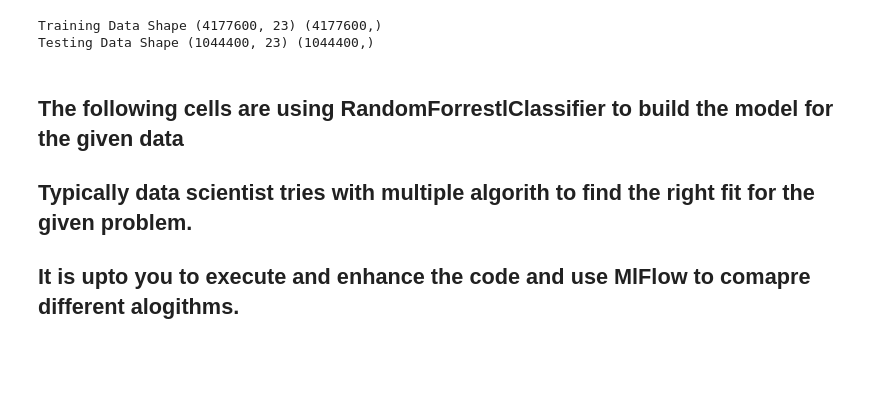
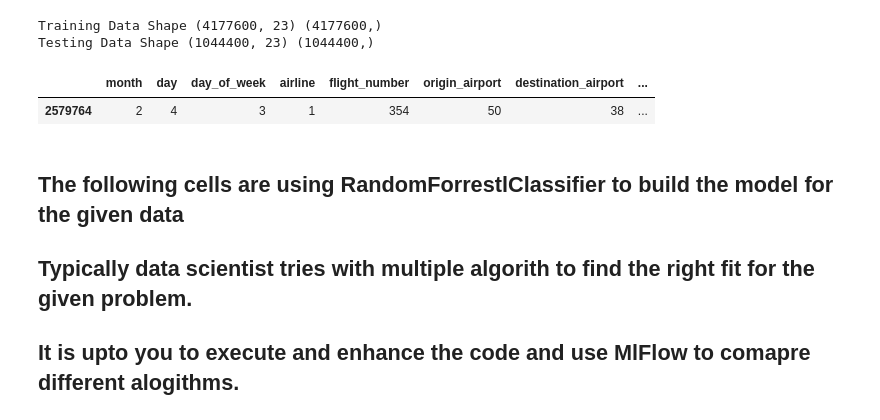
Before and after one commit to PacktPublishing/Machine-Learning-on-Kubernetes, a Jupyter notebook: chapter10/experiments.ipynb, the cells around one changed output. Drawn from its saved outputs; the diff is of its cells as text; code cells hidden in the pictures; blank space fills up the shorter version.

```diff
--- a/chapter10/experiments.ipynb
+++ b/chapter10/experiments.ipynb
@@ -157,6 +163,11 @@ print ('Testing Data Shape',X_test.shape, y_test.shape)
 # %% [output]
 Training Data Shape (4177600, 23) (4177600,)
 Testing Data Shape (1044400, 23) (1044400,)
+# %%
+X_train.head(1)
+# %% [output]
+|  | month | day | day_of_week | airline | flight_number | origin_airport | destination_airport | ... |
+| 2579764 | 2 | 4 | 3 | 1 | 354 | 50 | 38 | ... |
 # %% [markdown]
 ## The following cells are using RandomForrestlClassifier to build the model for the given data
 ## Typically data scientist tries with multiple algorith to find the right fit for the given problem.
```
Also changed, not shown: parts of 8 cells of this notebook, 4 other files.
